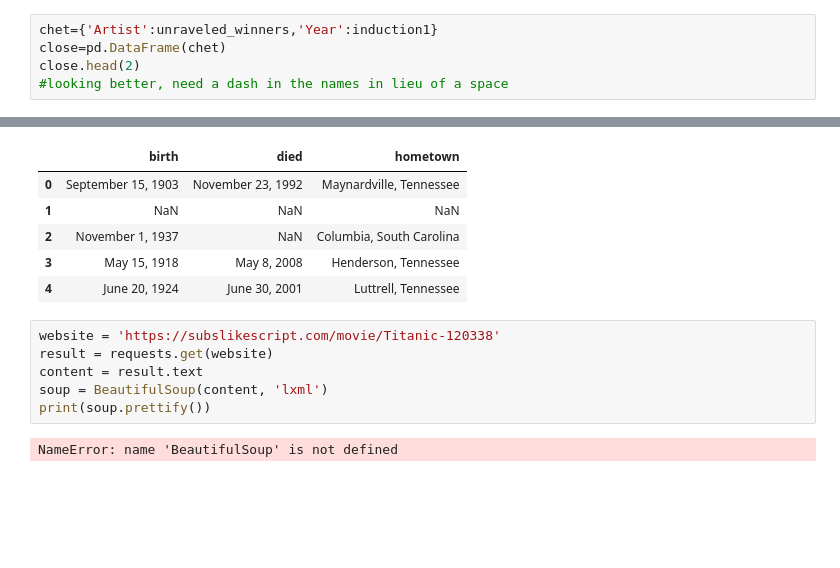
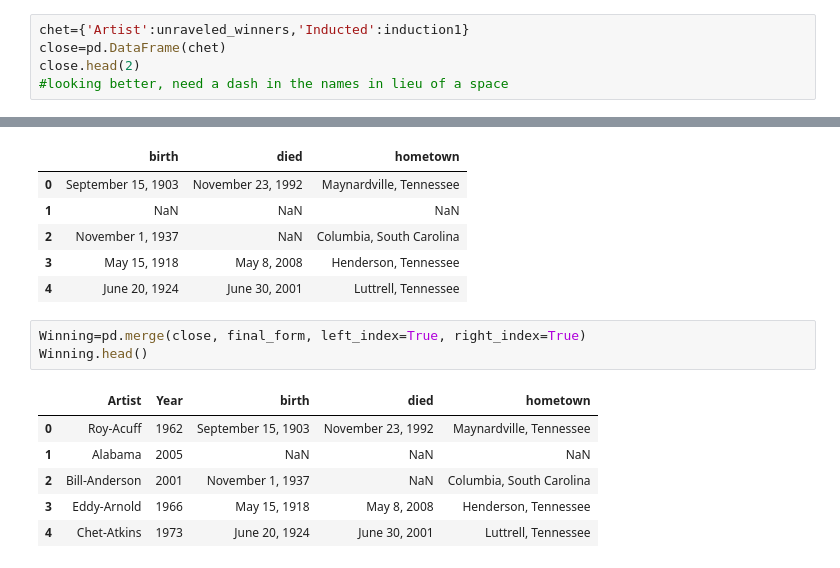
Before and after one commit to Cuiweiyi/web-scraping-country-music-hof-Cuiweiyi, a Jupyter notebook: notebook/Web_scraping_Hall_of_Fame.ipynb, the cells around one changed output, grey strips where cells are left out. Saved outputs shown, nothing was run; the diff lists cells and outputs as text; blank space fills up the shorter version.

```diff
--- a/notebook/Web_scraping_Hall_of_Fame.ipynb
+++ b/notebook/Web_scraping_Hall_of_Fame.ipynb
@@ -419,7 +419,7 @@ closer.head()
 | 3 | Eddy Arnold |
 | 4 | Chet Atkins |
 # %%
-chet={'Artist':unraveled_winners,'Year':induction1}
+chet={'Artist':unraveled_winners,'Inducted':induction1}
 close=pd.DataFrame(chet)
 close.head(2)
 #looking better, need a dash in the names in lieu of a space
@@ -464,11 +464,13 @@ final_form.head()
 | 2 | November 1, 1937 | NaN | Columbia, South Carolina |
 | 3 | May 15, 1918 | May 8, 2008 | Henderson, Tennessee |
 | 4 | June 20, 1924 | June 30, 2001 | Luttrell, Tennessee |
-# %%
-website = 'https://subslikescript.com/movie/Titanic-120338'
-result = requests.get(website)
-content = result.text
-soup = BeautifulSoup(content, 'lxml')
-print(soup.prettify())
-# %% [output]
-NameError: name 'BeautifulSoup' is not defined
+# %%
+Winning=pd.merge(close, final_form, left_index=True, right_index=True)
+Winning.head()
+# %% [output]
+|  | Artist | Year | birth | died | hometown |
+| 0 | Roy-Acuff | 1962 | September 15, 1903 | November 23, 1992 | Maynardville, Tennessee |
+| 1 | Alabama | 2005 | NaN | NaN | NaN |
+| 2 | Bill-Anderson | 2001 | November 1, 1937 | NaN | Columbia, South Carolina |
+| 3 | Eddy-Arnold | 1966 | May 15, 1918 | May 8, 2008 | Henderson, Tennessee |
+| 4 | Chet-Atkins | 1973 | June 20, 1924 | June 30, 2001 | Luttrell, Tennessee |
```
